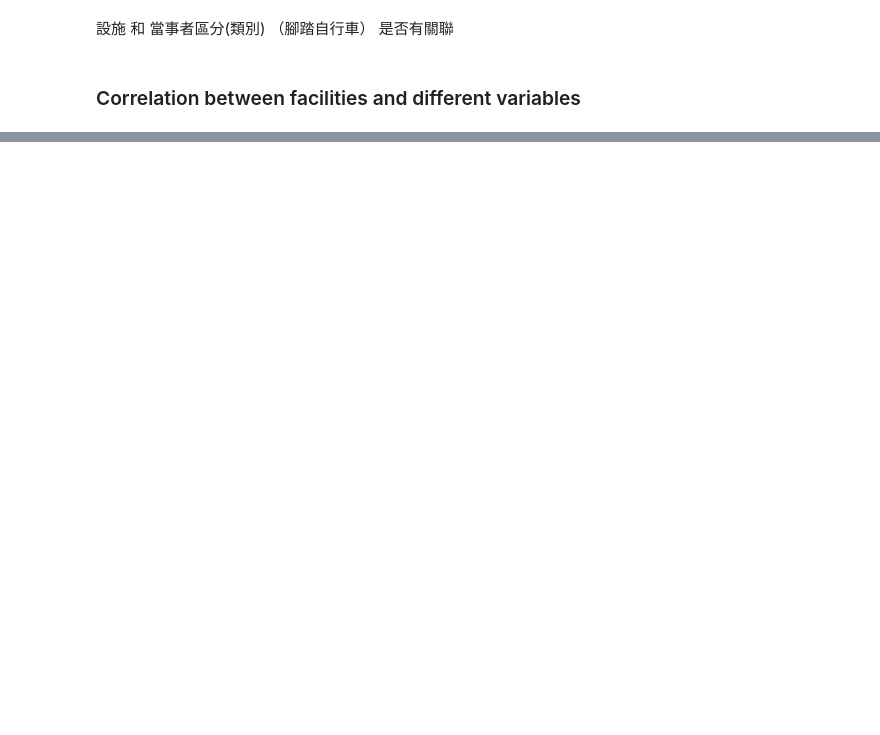
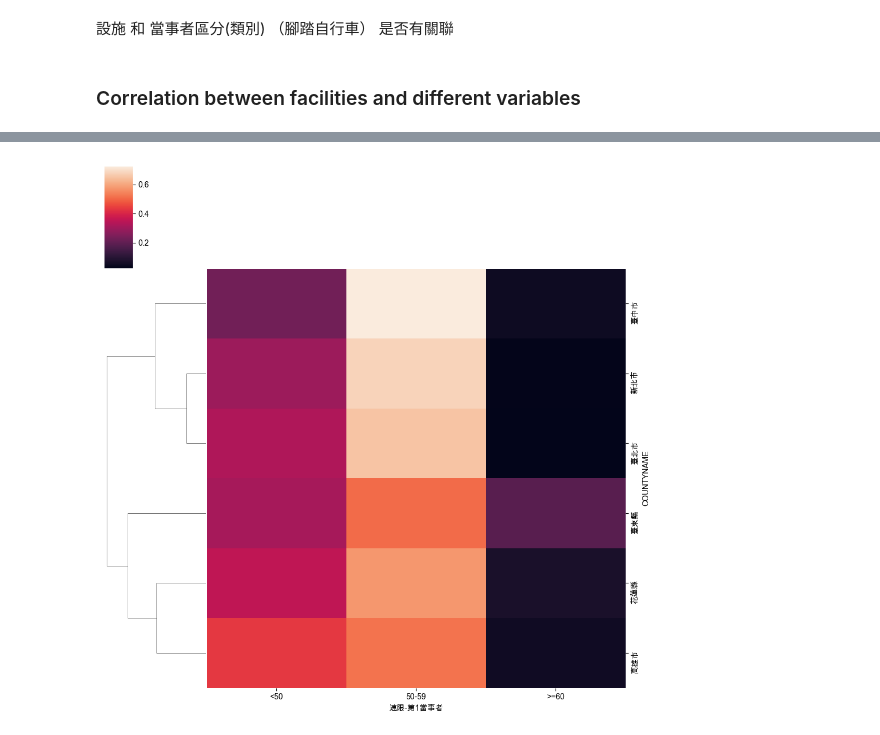
Before and after one commit to kennywang112/ST-RTA, a Jupyter notebook: Models/Bicycle.ipynb, the cells around one changed output, grey strips where cells are left out. Drawn from its saved outputs; the diff is of its cells as text; code cells hidden in the pictures; blank space fills up the shorter version.

```diff
--- a/Models/Bicycle.ipynb
+++ b/Models/Bicycle.ipynb
@@ -86,0 +134,9 @@ combined_data['車道劃分設施-分道設施-快慢車道間名稱'].unique()
+# %%
+import seaborn as sns
+# hierarchically-clustered heatmap
+# https://seaborn.pydata.org/generated/seaborn.clustermap.html
+g = sns.clustermap(country_speed, col_cluster=False)
+# y cluster is clustering rows (COUNTYNAME)
+# x cluster is clustering columns (速限-第1當事者)
+# %% [output]
+[figure, added]
```
Also changed, not shown: parts of 6 cells of this notebook, 10 other files.
